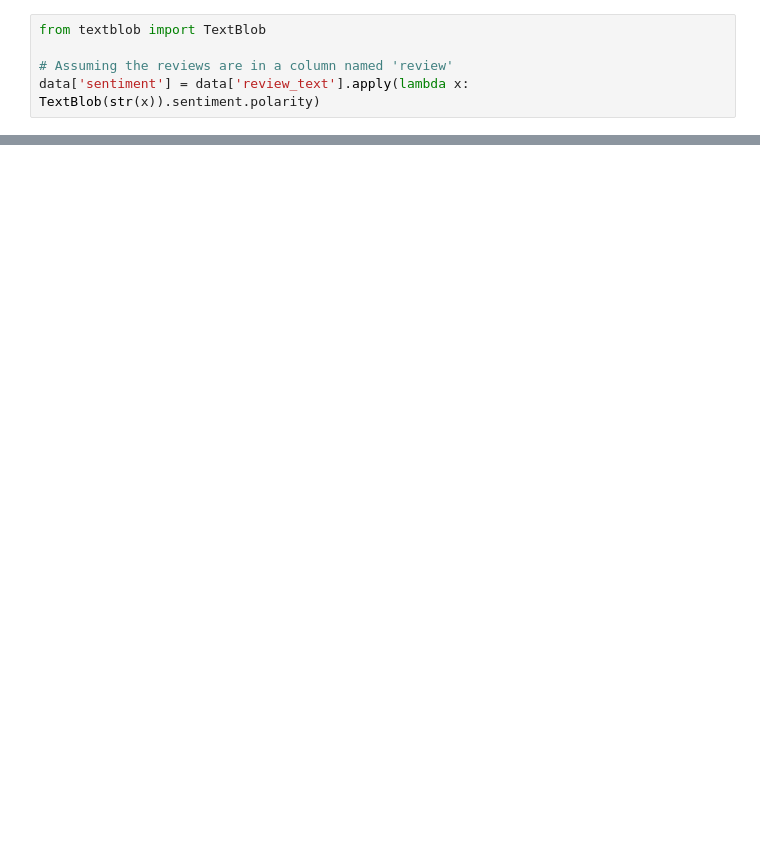
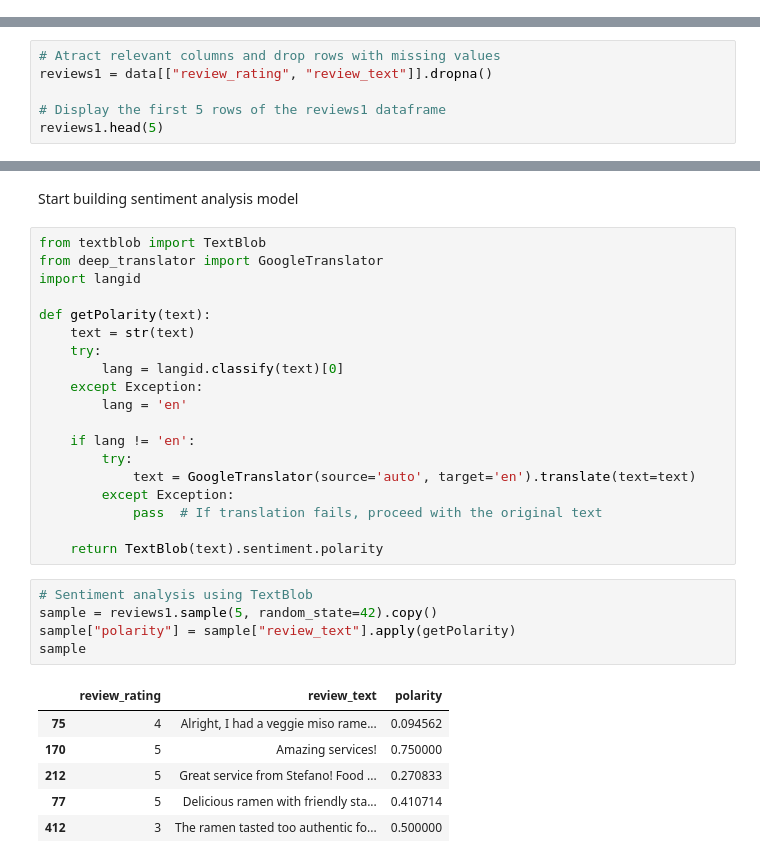
Before and after one commit to maruyaya/kinton-sentiment-analysis, a Jupyter notebook: eda2.ipynb, the cells around one changed output, grey strips where cells are left out. Drawn from its saved outputs; the diff is of its cells as text; blank space fills up the shorter version.

```diff
--- a/eda2.ipynb
+++ b/eda2.ipynb
@@ -5,5 +10,0 @@ data = pd.read_csv("./kinton_reviews.csv")
-# %%
-from textblob import TextBlob
-
-# Assuming the reviews are in a column named 'review'
-data['sentiment'] = data['review_text'].apply(lambda x: TextBlob(str(x)).sentiment.polarity)
@@ -50,0 +26,6 @@ for idx, comment in non_english_comments.items():
+# %%
+# Atract relevant columns and drop rows with missing values
+reviews1 = data[["review_rating", "review_text"]].dropna()
+
+# Display the first 5 rows of the reviews1 dataframe
+reviews1.head(5)
@@ -50,0 +59,33 @@ for idx, comment in non_english_comments.items():
+# %% [markdown]
+Start building sentiment analysis model
+# %%
+from textblob import TextBlob
+from deep_translator import GoogleTranslator
+import langid
+
+def getPolarity(text):
+    text = str(text)
+    try:
+        lang = langid.classify(text)[0]
+    except Exception:
+        lang = 'en'
+
+    if lang != 'en':
+        try:
+            text = GoogleTranslator(source='auto', target='en').translate(text=text)
+        except Exception:
+            pass  # If translation fails, proceed with the original text
+
+    return TextBlob(text).sentiment.polarity
+# %%
+# Sentiment analysis using TextBlob
+sample = reviews1.sample(5, random_state=42).copy()
+sample["polarity"] = sample["review_text"].apply(getPolarity)
+sample
+# %% [output]
+|  | review_rating | review_text | polarity |
+| 75 | 4 | Alright, I had a veggie miso rame... | 0.094562 |
+| 170 | 5 | Amazing services! | 0.750000 |
+| 212 | 5 | Great service from Stefano! Food ... | 0.270833 |
+| 77 | 5 | Delicious ramen with friendly sta... | 0.410714 |
+| 412 | 3 | The ramen tasted too authentic fo... | 0.500000 |
```
Also changed, not shown: parts of 14 cells of this notebook.
